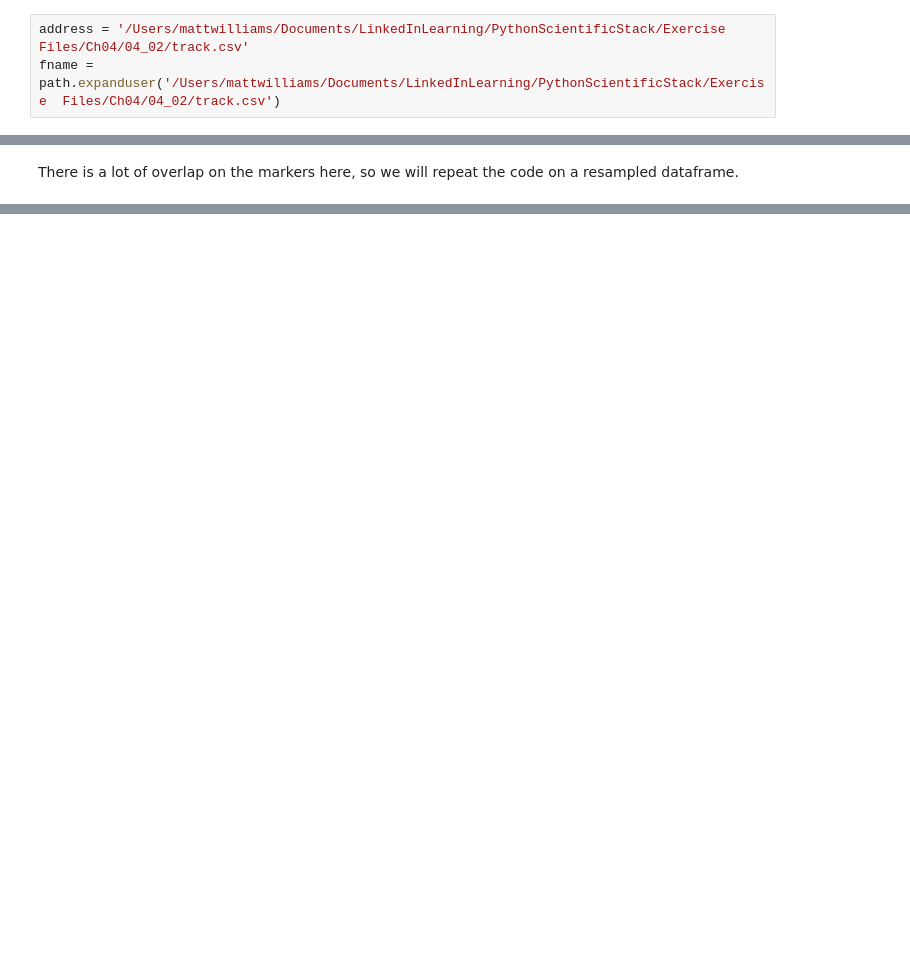
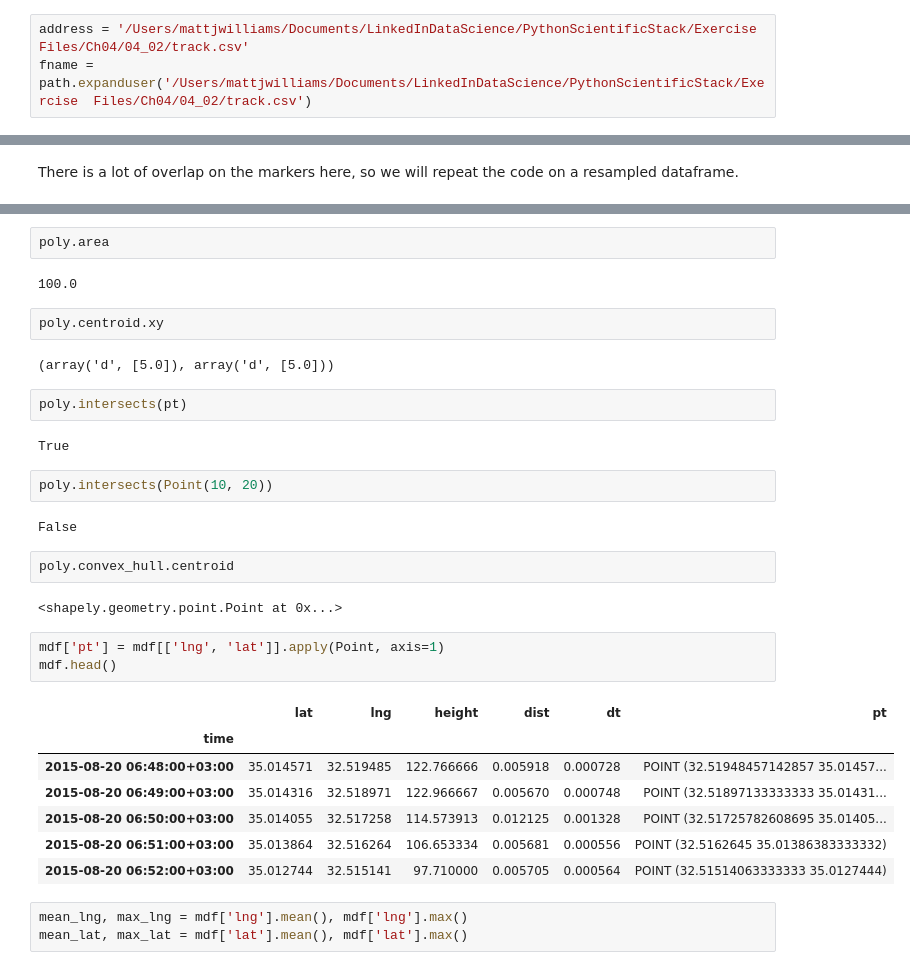
Before and after one commit to mattwilliams06/LinkedInDataScience, a Jupyter notebook: PythonScientificStack/Ch4.ipynb, the cells around one changed output, grey strips where cells are left out. Drawn from its saved outputs; the diff is of its cells as text; blank space fills up the shorter version.

```diff
--- a/PythonScientificStack/Ch4.ipynb
+++ b/PythonScientificStack/Ch4.ipynb
@@ -3,8 +3,8 @@
 # %%
 from os import path
 # %%
-address = '/Users/mattwilliams/Documents/LinkedInLearning/PythonScientificStack/Exercise Files/Ch04/04_02/track.csv'
-fname = path.expanduser('/Users/mattwilliams/Documents/LinkedInLearning/PythonScientificStack/Exercise  Files/Ch04/04_02/track.csv')
+address = '/Users/mattjwilliams/Documents/LinkedInDataScience/PythonScientificStack/Exercise Files/Ch04/04_02/track.csv'
+fname = path.expanduser('/Users/mattjwilliams/Documents/LinkedInDataScience/PythonScientificStack/Exercise  Files/Ch04/04_02/track.csv')
 # %%
 fname
 # %% [output]
@@ -484,0 +497,34 @@ Index(['lat', 'lng', 'height', 'dist', 'dt'], dtype='object')
+# %%
+poly.area
+# %% [output]
+100.0
+# %%
+poly.centroid.xy
+# %% [output]
+(array('d', [5.0]), array('d', [5.0]))
+# %%
+poly.intersects(pt)
+# %% [output]
+True
+# %%
+poly.intersects(Point(10, 20))
+# %% [output]
+False
+# %%
+poly.convex_hull.centroid
+# %% [output]
+<shapely.geometry.point.Point at 0x...>
+# %%
+mdf['pt'] = mdf[['lng', 'lat']].apply(Point, axis=1)
+mdf.head()
+# %% [output]
+|  | lat | lng | height | dist | dt | pt |
+| time |  |  |  |  |  |  |
+| 2015-08-20 06:48:00+03:00 | 35.014571 | 32.519485 | 122.766666 | 0.005918 | 0.000728 | POINT (32.51948457142857 35.01457... |
+| 2015-08-20 06:49:00+03:00 | 35.014316 | 32.518971 | 122.966667 | 0.005670 | 0.000748 | POINT (32.51897133333333 35.01431... |
+| 2015-08-20 06:50:00+03:00 | 35.014055 | 32.517258 | 114.573913 | 0.012125 | 0.001328 | POINT (32.51725782608695 35.01405... |
+| 2015-08-20 06:51:00+03:00 | 35.013864 | 32.516264 | 106.653334 | 0.005681 | 0.000556 | POINT (32.5162645 35.01386383333332) |
+| 2015-08-20 06:52:00+03:00 | 35.012744 | 32.515141 | 97.710000 | 0.005705 | 0.000564 | POINT (32.51514063333333 35.0127444) |
+# %%
+mean_lng, max_lng = mdf['lng'].mean(), mdf['lng'].max()
+mean_lat, max_lat = mdf['lat'].mean(), mdf['lat'].max()
```
Also changed, not shown: parts of 17 cells of this notebook, 5 other files.
